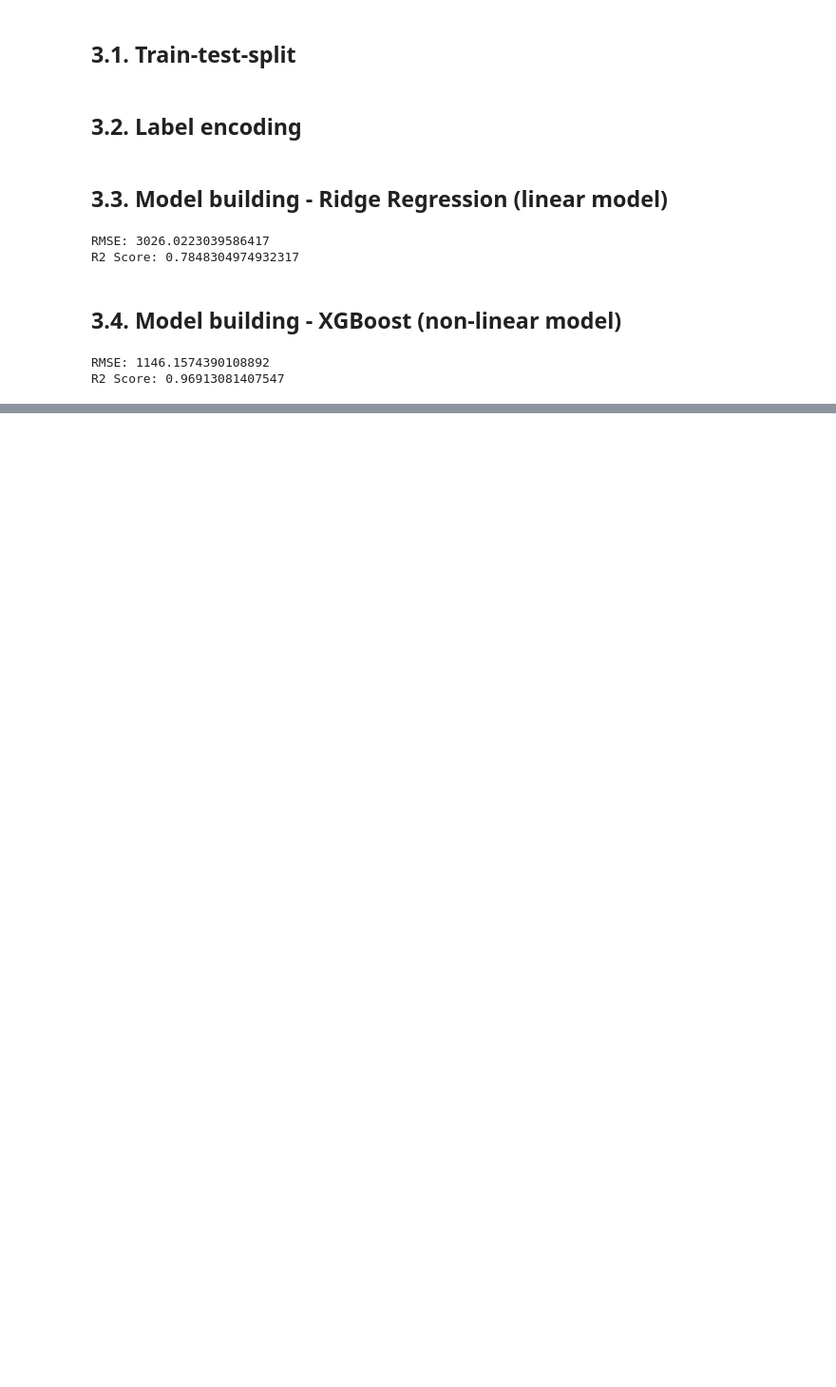
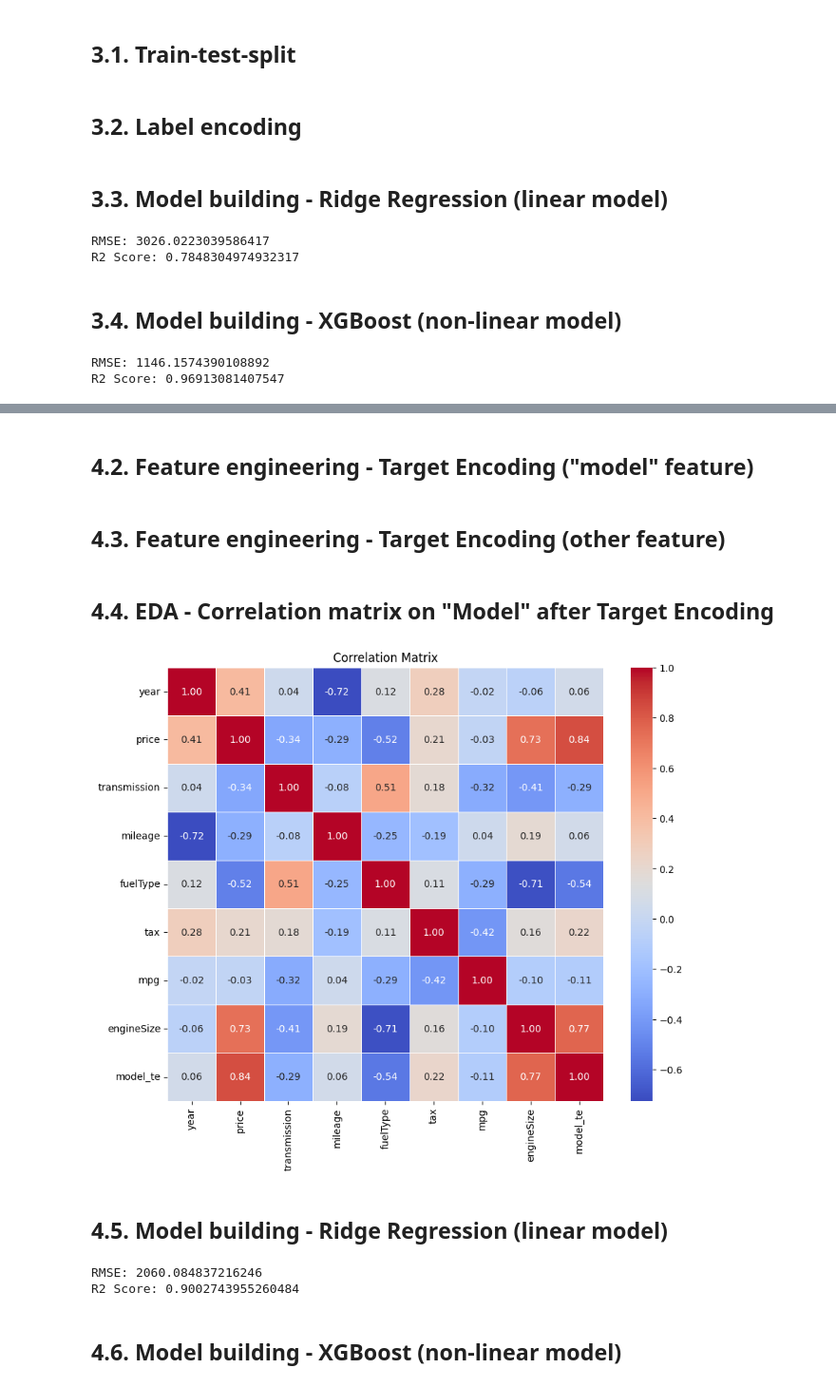
Before and after one commit to zakzakzak/kaggle, a Jupyter notebook: prediction-car-price.ipynb, the cells around one changed output, grey strips where cells are left out. Shown at 95% size. Drawn from its saved outputs; the diff is of its cells as text; code cells hidden in the pictures; blank space fills up the shorter version.

Commit message:
Kaggle Notebook | Prediction : Used Car Price | Version 10

```diff
--- a/prediction-car-price.ipynb
+++ b/prediction-car-price.ipynb
@@ -278,0 +290,8 @@ R2 Score: 0.96913081407547
+# %%
+train_df, test_df = train_test_split(
+    df,
+    test_size=0.2,
+    random_state=42
+)
+# %% [markdown]
+## 4.2. Feature engineering - Target Encoding ("model" feature)
@@ -278,0 +331,34 @@ R2 Score: 0.96913081407547
+# %% [markdown]
+## 4.3. Feature engineering - Target Encoding (other feature)
+# %%
+le = LabelEncoder()
+
+categorical_cols = train_df.select_dtypes(include='object').columns
+
+for col in categorical_cols:
+    train_df[col] = le.fit_transform(train_df[col])
+    test_df[col] = le.transform(test_df[col])
+# %% [markdown]
+## 4.4. EDA - Correlation matrix on "Model" after Target Encoding
+# %%
+import matplotlib.pyplot as plt
+import seaborn as sns
+
+plt.figure(figsize=(10,8))
+
+corr_matrix = train_df.corr(numeric_only=True)
+
+sns.heatmap(
+    corr_matrix,
+    annot=True,
+    cmap="coolwarm",
+    fmt=".2f",
+    linewidths=0.5
+)
+
+plt.title("Correlation Matrix")
+plt.show()
+# %% [output]
+[figure, added]
+# %% [markdown]
+## 4.5. Model building - Ridge Regression (linear model)
@@ -278,0 +371,17 @@ R2 Score: 0.96913081407547
+# %%
+model_ridge = Ridge(alpha=1.0, random_state=42)
+
+model_ridge.fit(X_train, y_train)
+
+y_pred = model_ridge.predict(X_test)
+
+rmse = np.sqrt(mean_squared_error(y_test, y_pred))
+print("RMSE:", rmse)
+
+r2 = r2_score(y_test, y_pred)
+print("R2 Score:", r2)
+# %% [output]
+RMSE: 2060.084837216246
+R2 Score: 0.9002743955260484
+# %% [markdown]
+## 4.6. Model building - XGBoost (non-linear model)
```
Also changed, not shown: parts of 9 cells of this notebook.
